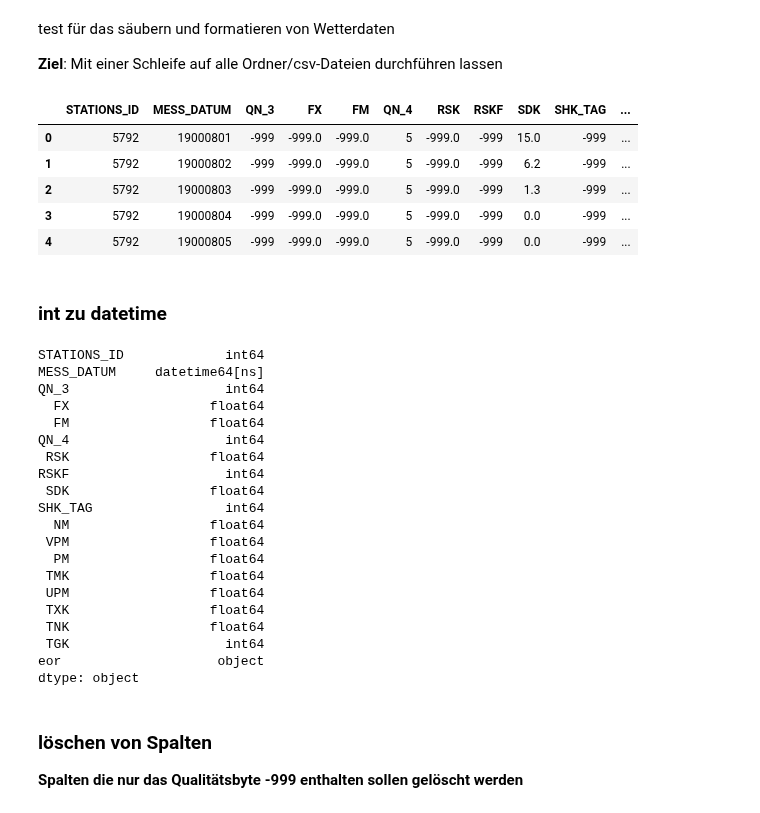
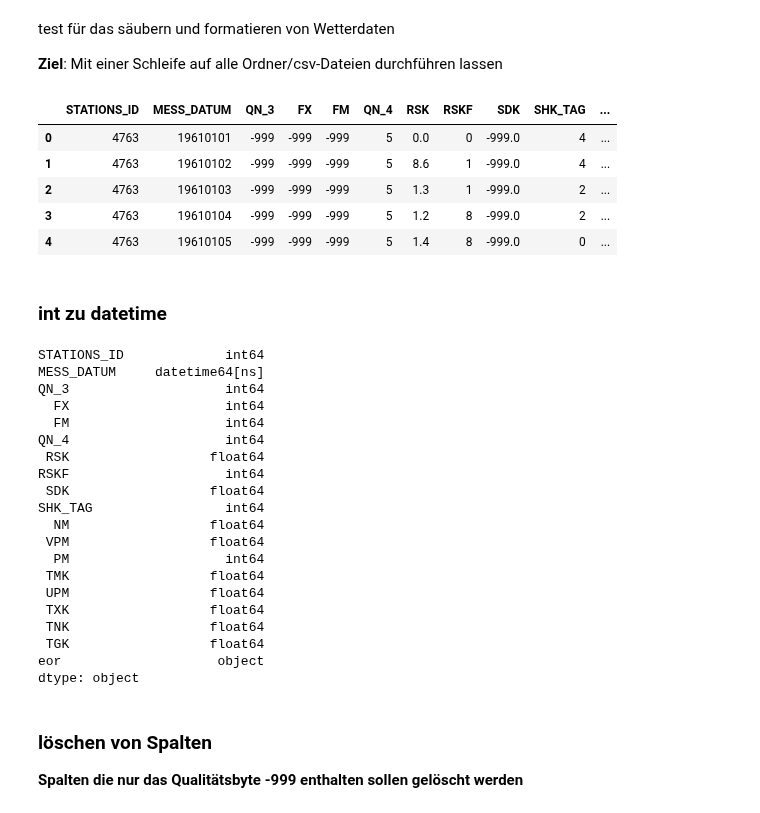
Before and after one commit to Fxvdi/dabi2-project, a Jupyter notebook: Wetterdaten-Filter.ipynb, the cells around one changed output. Cells and saved outputs as stored; diff of their text form; code cells hidden in the pictures.

```diff
--- a/Wetterdaten-Filter.ipynb
+++ b/Wetterdaten-Filter.ipynb
@@ -7,16 +7,16 @@ __Ziel__: Mit einer Schleife auf alle Ordner/csv-Dateien durchführen lassen
 # %%
 import pandas as pd
 # %%
-df_weather = pd.read_csv("Daten/Wetterdaten/tageswerte_KL_05792_19000801_20231231_hist/produkt_klima_tag_19000801_20231231_05792.csv", delimiter=";")
+df_weather = pd.read_csv("Daten/Wetterdaten/tageswerte_KL_04763_19610101_20231231_hist/produkt_klima_tag_19610101_20231231_04763.csv", delimiter=";")
 df_weather.head()
-# Daten\Wetterdaten\tageswerte_KL_05792_19000801_20231231_hist\produkt_klima_tag_19000801_20231231_05792.csv
+# Daten\Wetterdaten\tageswerte_KL_05792_19000801_20231231_hist\produkt_klima_tag_19370101_20231231_05717.csv
 # %% [output]
 |  | STATIONS_ID | MESS_DATUM | QN_3 | FX | FM | QN_4 | RSK | RSKF | SDK | SHK_TAG | ... |
-| 0 | 5792 | 19000801 | -999 | -999.0 | -999.0 | 5 | -999.0 | -999 | 15.0 | -999 | ... |
-| 1 | 5792 | 19000802 | -999 | -999.0 | -999.0 | 5 | -999.0 | -999 | 6.2 | -999 | ... |
-| 2 | 5792 | 19000803 | -999 | -999.0 | -999.0 | 5 | -999.0 | -999 | 1.3 | -999 | ... |
-| 3 | 5792 | 19000804 | -999 | -999.0 | -999.0 | 5 | -999.0 | -999 | 0.0 | -999 | ... |
-| 4 | 5792 | 19000805 | -999 | -999.0 | -999.0 | 5 | -999.0 | -999 | 0.0 | -999 | ... |
+| 0 | 4763 | 19610101 | -999 | -999 | -999 | 5 | 0.0 | 0 | -999.0 | 4 | ... |
+| 1 | 4763 | 19610102 | -999 | -999 | -999 | 5 | 8.6 | 1 | -999.0 | 4 | ... |
+| 2 | 4763 | 19610103 | -999 | -999 | -999 | 5 | 1.3 | 1 | -999.0 | 2 | ... |
+| 3 | 4763 | 19610104 | -999 | -999 | -999 | 5 | 1.2 | 8 | -999.0 | 2 | ... |
+| 4 | 4763 | 19610105 | -999 | -999 | -999 | 5 | 1.4 | 8 | -999.0 | 0 | ... |
 # %% [markdown]
 ### int zu datetime
 # %%
@@ -27,8 +27,8 @@ df_weather.dtypes
 STATIONS_ID             int64
 MESS_DATUM     datetime64[ns]
 QN_3                    int64
-  FX                  float64
-  FM                  float64
+  FX                    int64
+  FM                    int64
 QN_4                    int64
  RSK                  float64
 RSKF                    int64
@@ -36,12 +36,12 @@ RSKF                    int64
 SHK_TAG                 int64
   NM                  float64
  VPM                  float64
-  PM                  float64
+  PM                    int64
  TMK                  float64
  UPM                  float64
  TXK                  float64
  TNK                  float64
- TGK                    int64
+ TGK                  float64
 eor                    object
 dtype: object
 # %% [markdown]
```
Also changed, not shown: parts of 15 cells of this notebook, 28 other files.
